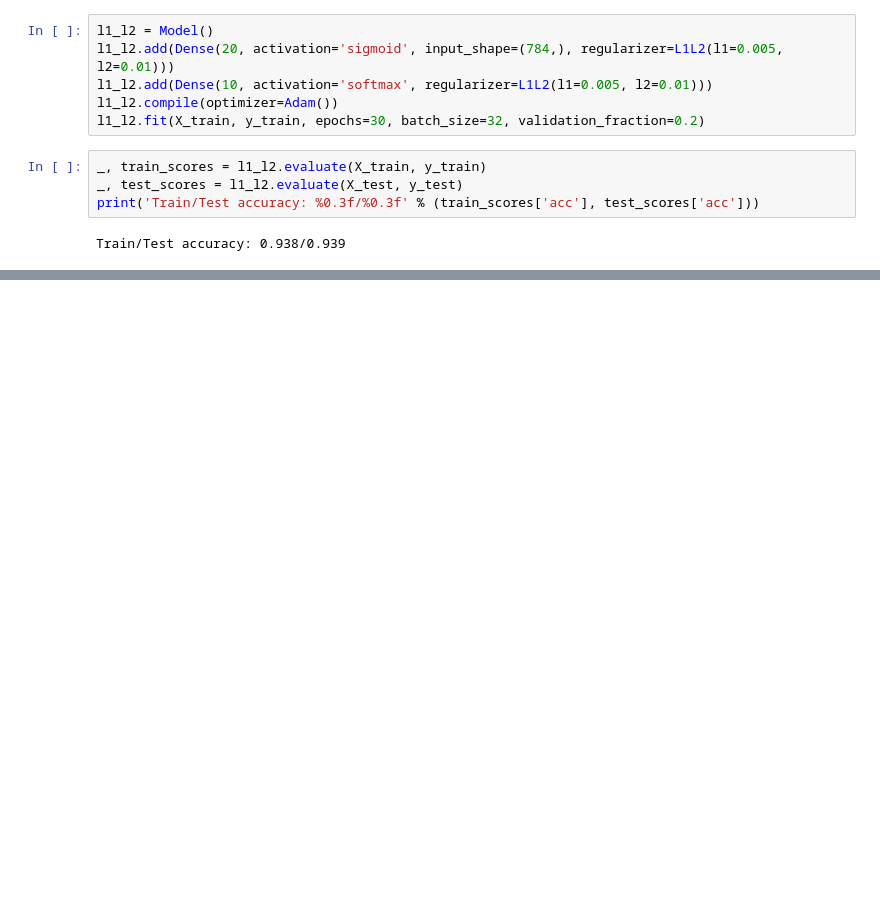
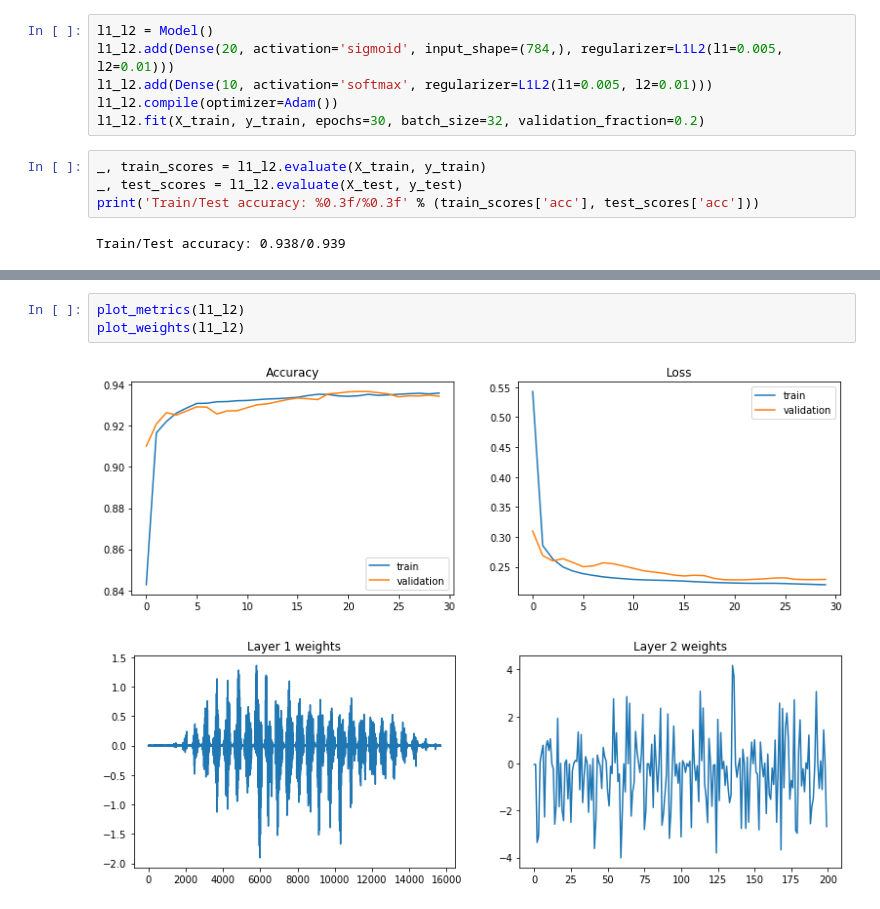
Before and after one commit to rod1n/machine-learning, a Jupyter notebook: examples/regularization/regularizers.ipynb, the cells around one changed output, grey strips where cells are left out. Saved outputs shown, nothing was run; the diff lists cells and outputs as text; blank space fills up the shorter version.

```diff
--- a/examples/regularization/regularizers.ipynb
+++ b/examples/regularization/regularizers.ipynb
@@ -124,0 +114,6 @@ plt.show()
+# %%
+plot_metrics(l1_l2)
+plot_weights(l1_l2)
+# %% [output]
+[figure, added]
+[figure, added]
```
Also changed, not shown: parts of 8 cells of this notebook.
